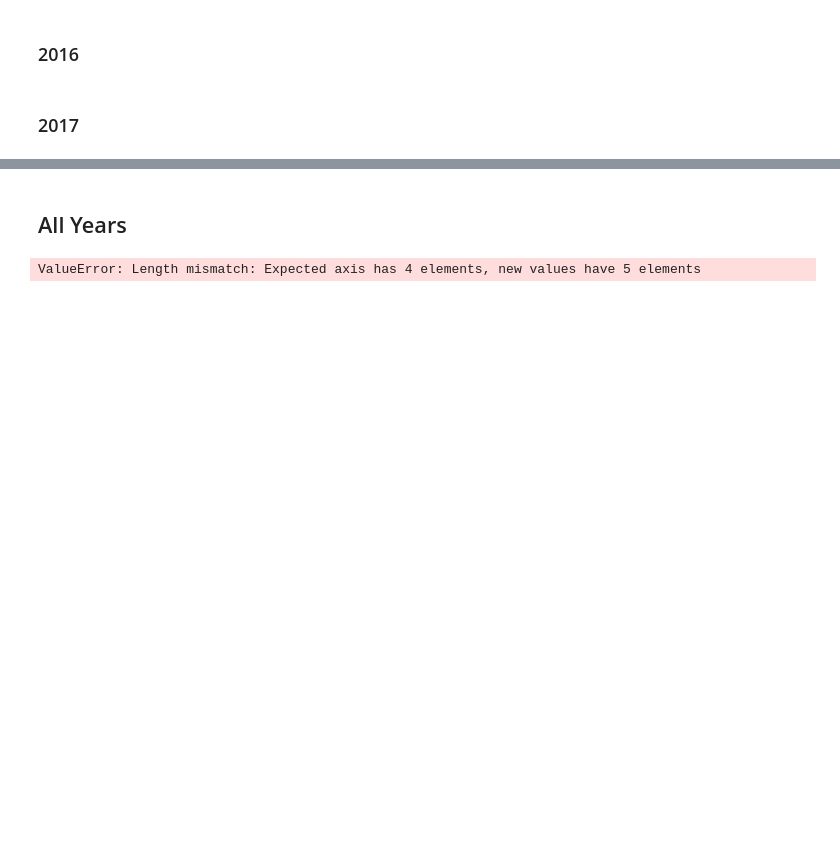
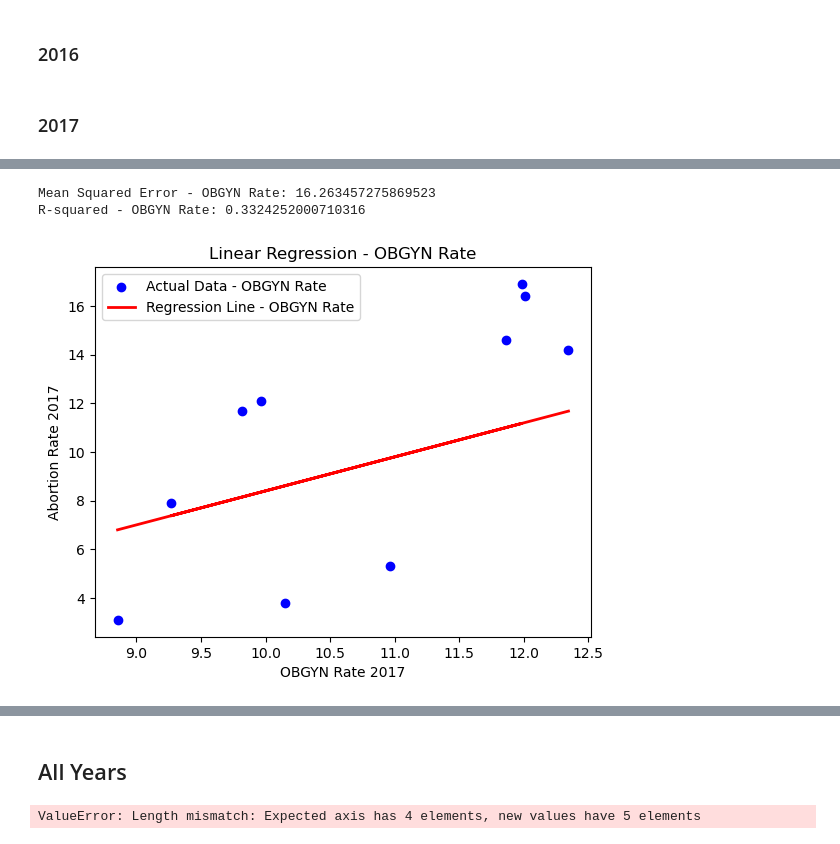
Before and after one commit to COGS108/Group070_WI24, a Jupyter notebook: FinalProject_Group070_WI24.ipynb, the cells around one changed output, grey strips where cells are left out. Cells and saved outputs as stored; diff of their text form; code cells hidden in the pictures; blank space fills up the shorter version.

Commit message:
Linear Regression Updates + Notes

```diff
--- a/FinalProject_Group070_WI24.ipynb
+++ b/FinalProject_Group070_WI24.ipynb
@@ -880,0 +862,28 @@ Intercept: 0.9739371919446942
+# %%
+model_obgyn = LinearRegression()
+
+# Fit the model
+model_obgyn.fit(X_train[["Intercept", "OBGYN Rate 2017"]], y_train)
+
+# Make predictions on the test set
+y_pred_obgyn = model_obgyn.predict(X_test[["Intercept", "OBGYN Rate 2017"]])
+
+# Evaluate the model
+mse_obgyn = mean_squared_error(y_test, y_pred_obgyn)
+r2_obgyn = r2_score(y_test, y_pred_obgyn)
+
+print("Mean Squared Error - OBGYN Rate:", mse_obgyn)
+print("R-squared - OBGYN Rate:", r2_obgyn)
+
+# Plot the data points and regression line for OBGYN Rate 2017
+plt.scatter(X_test["OBGYN Rate 2017"], y_test, color='blue', label='Actual Data - OBGYN Rate')
+plt.plot(X_test["OBGYN Rate 2017"], y_pred_obgyn, color='red', linewidth=2, label='Regression Line - OBGYN Rate')
+plt.xlabel('OBGYN Rate 2017')
+plt.ylabel('Abortion Rate 2017')
+plt.title('Linear Regression - OBGYN Rate')
+plt.legend()
+plt.show()
+# %% [output]
+Mean Squared Error - OBGYN Rate: 16.263457275869523
+R-squared - OBGYN Rate: 0.3324252000710316
+[figure, added]
```
Also changed, not shown: parts of 8 cells of this notebook.
